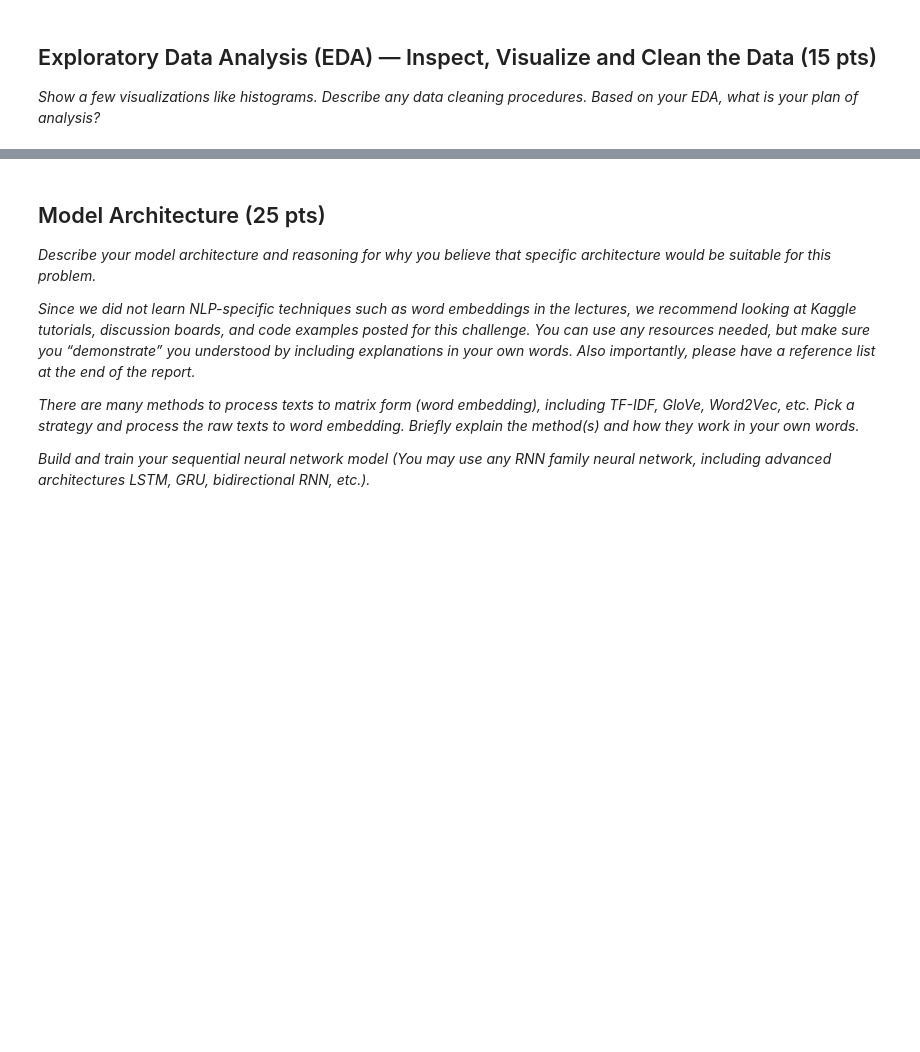
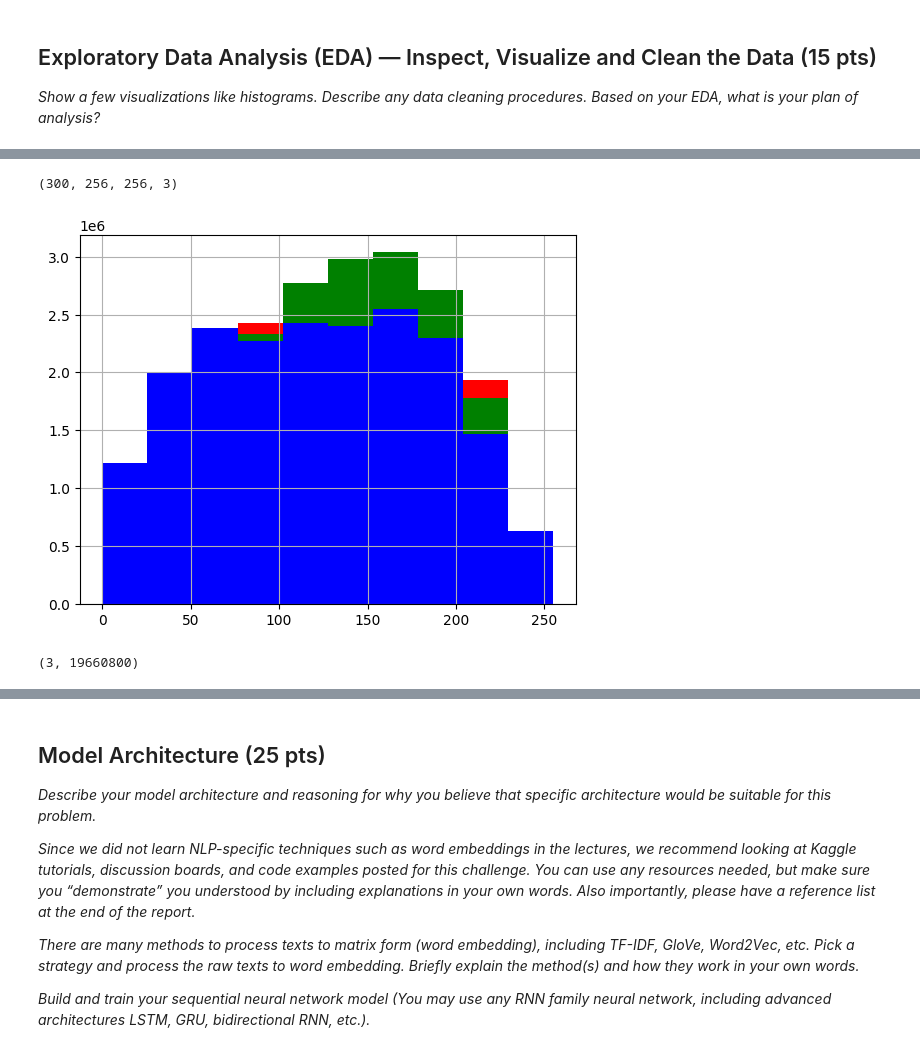
Before and after one commit to NikoKuu/Monet-using-GAN, a Jupyter notebook: Monet-using-GAN.ipynb, the cells around one changed output, grey strips where cells are left out. Saved outputs shown, nothing was run; the diff lists cells and outputs as text; code cells hidden in the pictures; blank space fills up the shorter version.

```diff
--- a/Monet-using-GAN.ipynb
+++ b/Monet-using-GAN.ipynb
@@ -80,0 +130,29 @@ print([*IMAGE_SIZE, 3])
+# %%
+rgb = []
+for data in monet_dataset:
+    rgb.append(data['image'].numpy())
+rgb = np.array(rgb)
+rgb.shape
+# %% [output]
+(300, 256, 256, 3)
+# %%
+for i, clr in enumerate(['r', 'g', 'b']):
+    counts, bins = np.histogram(rgb[:,:,:,i].flatten())
+    plt.hist(bins[:-1], bins, weights=counts, color=clr)
+# plt.hist(rgb[:,:,:,1].flatten())
+# plt.hist(rgb[:,:,:,2].flatten())
+plt.grid()
+plt.show()
+# %% [output]
+[figure, added]
+# %%
+red_flat = rgb[:,:,:,0].ravel()
+green_flat = rgb[:,:,:,1].ravel()
+blue_flat = rgb[:,:,:,2].ravel()
+print(np.array([red_flat, green_flat, blue_flat]).shape)
+rgb_df = pd.DataFrame(np.array((red_flat, green_flat, blue_flat)).T, columns=['red','green','blue'])
+
+# print(rgb[0:10,0:10,0:10,0])
+# rgb_df.head(15)
+# %% [output]
+(3, 19660800)
```
Also changed, not shown: parts of 11 cells of this notebook.
